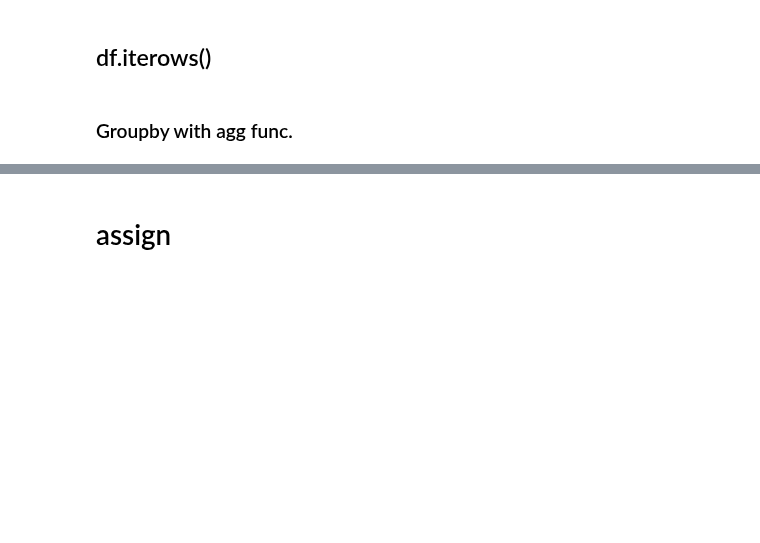
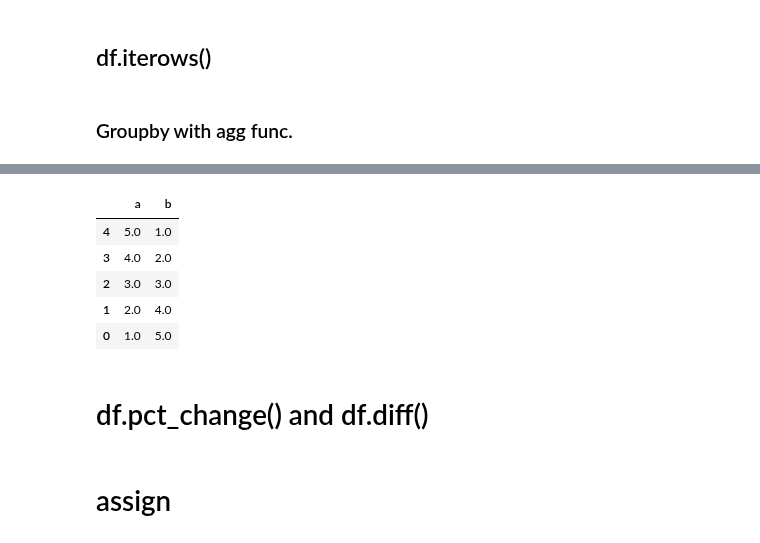
Before and after one commit to abdullahcayde/Trainings, a Jupyter notebook: Data_Preprocessing/PreProcessing_All.ipynb, the cells around one changed output, grey strips where cells are left out. Drawn from its saved outputs; the diff is of its cells as text; code cells hidden in the pictures; blank space fills up the shorter version.

```diff
--- a/Data_Preprocessing/PreProcessing_All.ipynb
+++ b/Data_Preprocessing/PreProcessing_All.ipynb
@@ -373,0 +405,11 @@ df.groupby('dummy')['returns'].agg(Mean='mean', Sum='sum')
+# %%
+df.sort_values('b').style.format('{:.1f}').bar(cmap='brg_r', align=0, vmin=1, vmax=5, width=80, height=50).text_gradient(cmap='brg_r', vmin=1, vmax=5)
+# %% [output]
+|  | a | b |
+| 4 | 5.0 | 1.0 |
+| 3 | 4.0 | 2.0 |
+| 2 | 3.0 | 3.0 |
+| 1 | 2.0 | 4.0 |
+| 0 | 1.0 | 5.0 |
+# %% [markdown]
+# df.pct_change() and df.diff()
```
Also changed, not shown: parts of 12 cells of this notebook.
